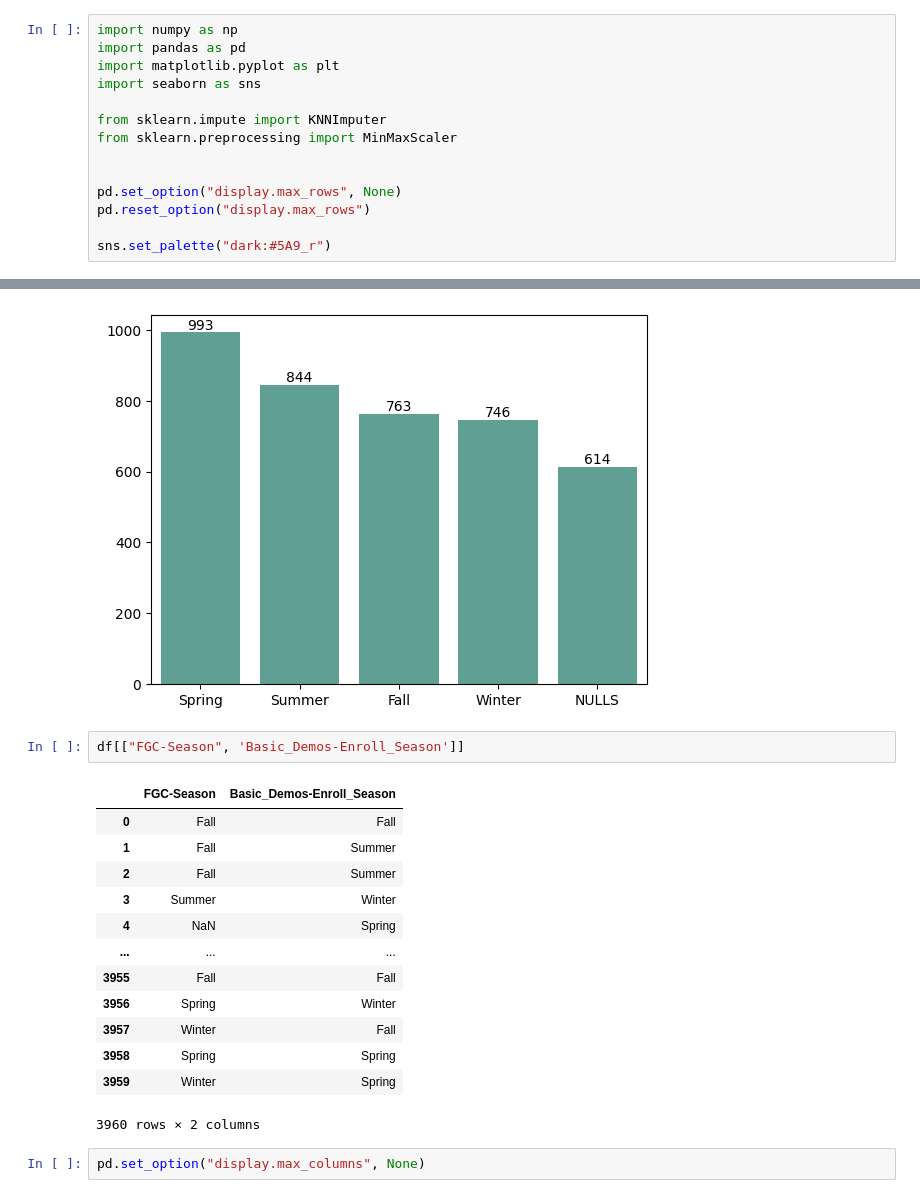
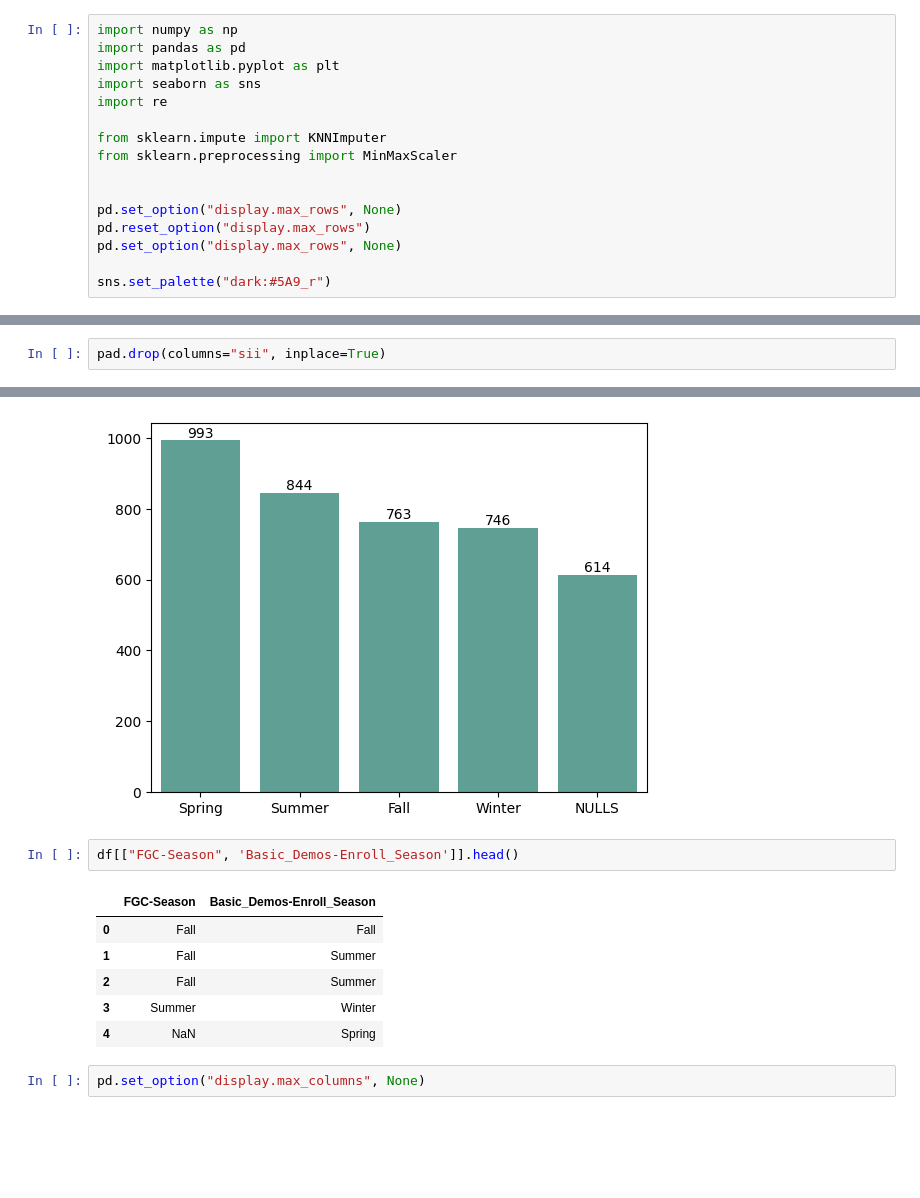
Before and after one commit to dileepNaiduOne/child-problematic-internet-usage, a Jupyter notebook: EDA.ipynb, the cells around one changed output, grey strips where cells are left out. Drawn from its saved outputs; the diff is of its cells as text; blank space fills up the shorter version.

```diff
--- a/EDA.ipynb
+++ b/EDA.ipynb
@@ -3,6 +3,7 @@ import numpy as np
 import pandas as pd
 import matplotlib.pyplot as plt
 import seaborn as sns
+import re
 
 from sklearn.impute import KNNImputer
 from sklearn.preprocessing import MinMaxScaler
@@ -10,6 +11,7 @@ from sklearn.preprocessing import MinMaxScaler
 
 pd.set_option("display.max_rows", None)
 pd.reset_option("display.max_rows")
+pd.set_option("display.max_rows", None)
 
 sns.set_palette("dark:#5A9_r")
 # %%
@@ -80,0 +78,2 @@ def fill_nulls(nullsDataFrame, colWithNulls):
+# %%
+pad.drop(columns="sii", inplace=True)
@@ -158,21 +165,14 @@ draw_barchart("FGC-Season")
 # %% [output]
 [figure]
 # %%
-df[["FGC-Season", 'Basic_Demos-Enroll_Season']]
+df[["FGC-Season", 'Basic_Demos-Enroll_Season']].head()
 # %% [output]
 |  | FGC-Season | Basic_Demos-Enroll_Season |
 | 0 | Fall | Fall |
 | 1 | Fall | Summer |
 | 2 | Fall | Summer |
 | 3 | Summer | Winter |
 | 4 | NaN | Spring |
-| ... | ... | ... |
-| 3955 | Fall | Fall |
-| 3956 | Spring | Winter |
-| 3957 | Winter | Fall |
-| 3958 | Spring | Spring |
-| 3959 | Winter | Spring |
-3960 rows × 2 columns
 # %%
 pd.set_option("display.max_columns", None)
 # %%
```
Also changed, not shown: parts of 33 cells of this notebook.
